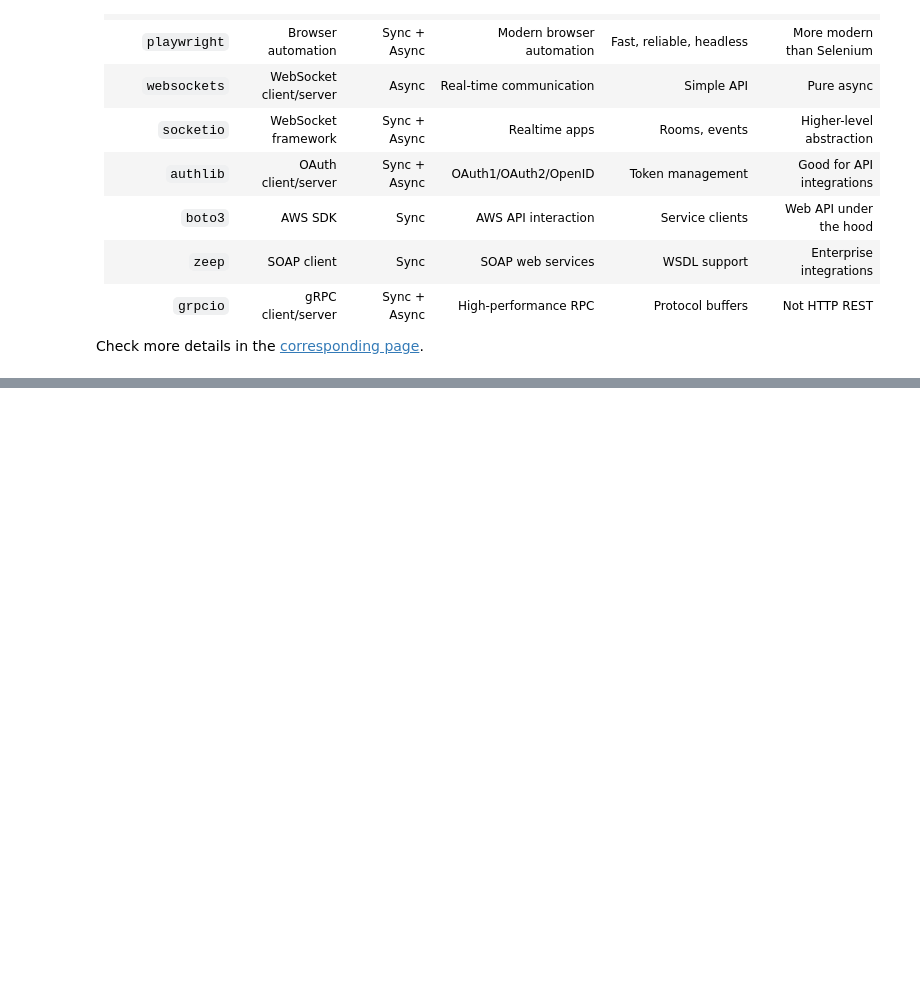
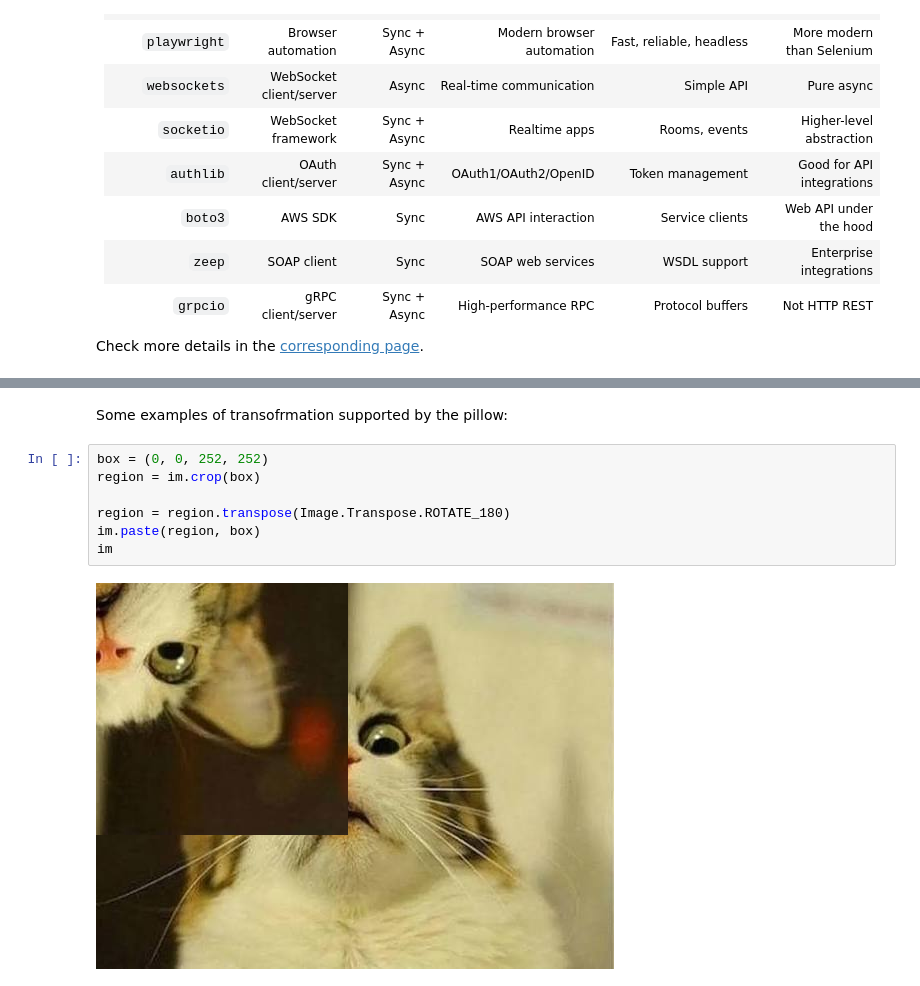
Before and after one commit to fedorkobak/python, a Jupyter notebook: packages/intro.ipynb, the cells around one changed output, grey strips where cells are left out. Cells and saved outputs as stored; diff of their text form; blank space fills up the shorter version.

```diff
--- a/packages/intro.ipynb
+++ b/packages/intro.ipynb
@@ -389,0 +406,11 @@ Check more details in the [corresponding page](web.ipynb).
+# %% [markdown]
+Some examples of transofrmation supported by the pillow:
+# %%
+box = (0, 0, 252, 252)
+region = im.crop(box)
+
+region = region.transpose(Image.Transpose.ROTATE_180)
+im.paste(region, box)
+im
+# %% [output]
+[figure, added]
```
Also changed, not shown: parts of 3 cells of this notebook, 1 other file.
